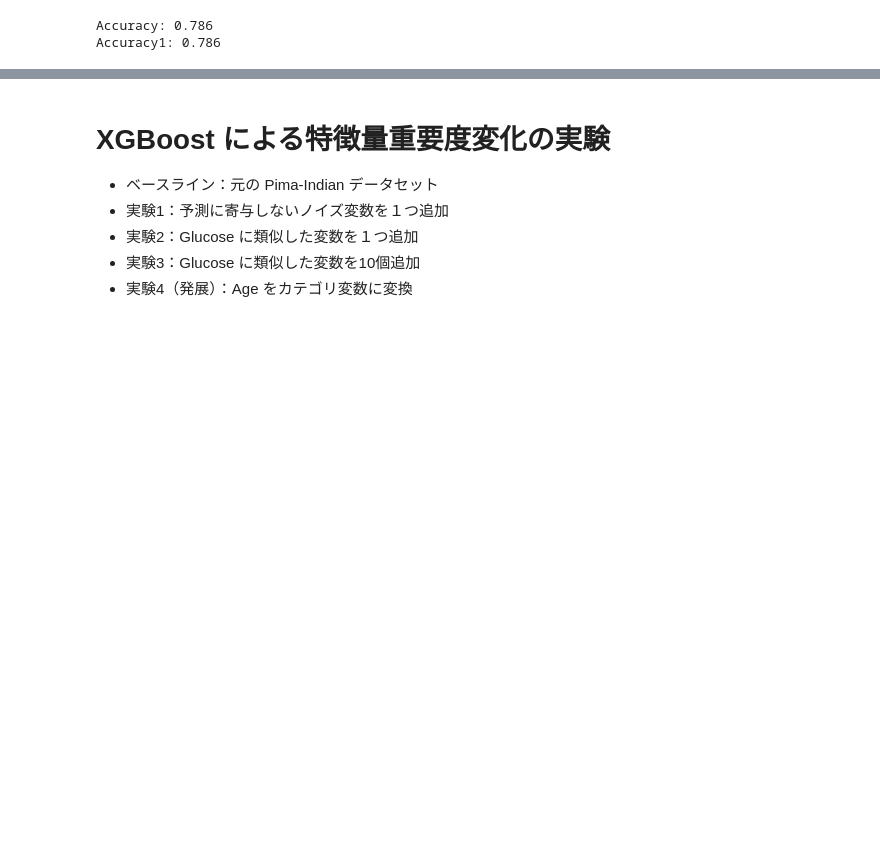
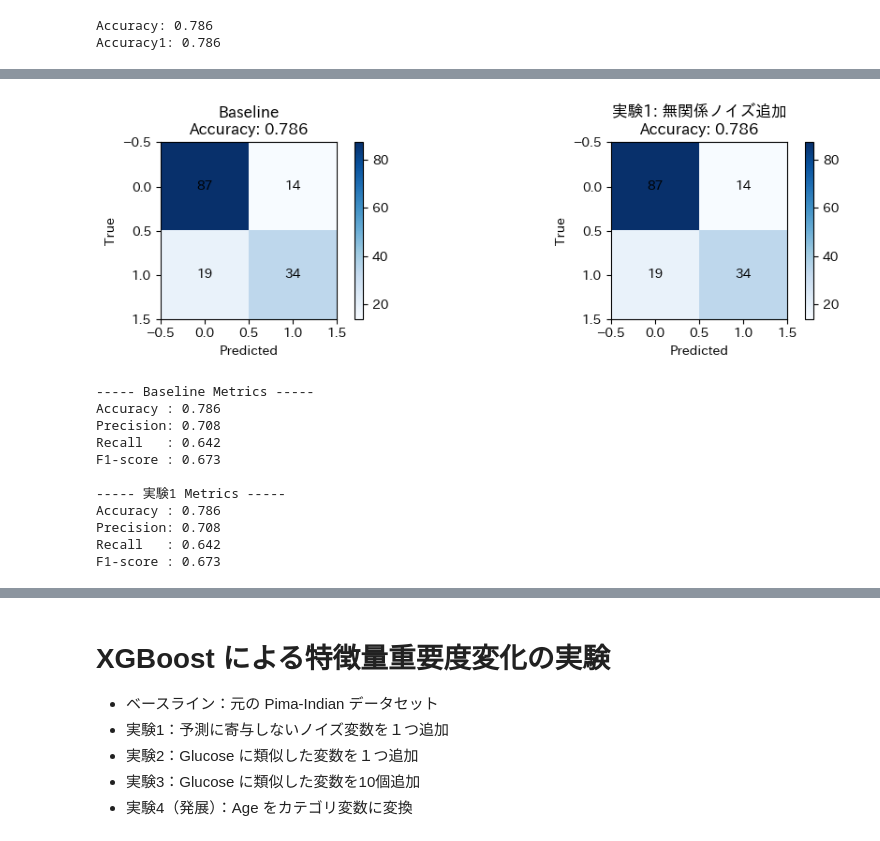
Before and after one commit to souldrive7/ECP, a Jupyter notebook: xgboost.ipynb, the cells around one changed output, grey strips where cells are left out. Drawn from its saved outputs; the diff is of its cells as text; code cells hidden in the pictures; blank space fills up the shorter version.

```diff
--- a/xgboost.ipynb
+++ b/xgboost.ipynb
@@ -114,19 +179,3 @@ print(f"Accuracy1: {accuracy:.3f}")  # 精度を表示(小数点以下3桁)
 # %% [output]
 Accuracy: 0.786
 Accuracy1: 0.786
-# %%
-# 7. 混同行列を表示
-from sklearn.metrics import confusion_matrix  # 混同行列用
-cm = confusion_matrix(y_test, y_pred)  # 混同行列を計算
-plt.matshow(cm, cmap="Blues")  # 混同行列をヒートマップで表示
-for i in range(cm.shape[0]):
-    for j in range(cm.shape[1]):
-        plt.text(x=j, y=i, s=cm[i, j])
-
-# 7. 混同行列を表示
-from sklearn.metrics import confusion_matrix  # 混同行列用
-cm1 = confusion_matrix(y_test1, y_pred1)  # 混同行列を計算
-plt.matshow(cm1, cmap="Blues")  # 混同行列をヒートマップで表示
-for i in range(cm1.shape[0]):
-    for j in range(cm1.shape[1]):
-        plt.text(x=j, y=i, s=cm[i, j])
@@ -212,0 +182,63 @@ interactive(children=(FloatSlider(value=8.5, description='Pregnancies', max=17.0
+# %%
+from sklearn.metrics import accuracy_score, precision_score, recall_score, f1_score, confusion_matrix
+import matplotlib.pyplot as plt
+
+# 1) 各種スコアを計算
+acc0  = accuracy_score(y_test,  y_pred)
+prec0 = precision_score(y_test, y_pred)
+rec0  = recall_score(y_test, y_pred)
+f10   = f1_score(y_test,    y_pred)
+
+acc1  = accuracy_score(y_test1,  y_pred1)
+prec1 = precision_score(y_test1, y_pred1)
+rec1  = recall_score(y_test1,    y_pred1)
+f11   = f1_score(y_test1,        y_pred1)
+
+# 2) 横並びプロット＋各々にカラーバー
+fig, axes = plt.subplots(1, 2, figsize=(10, 3))
+
+for ax, cmatrix, title, acc in zip(
+    axes,
+    [cm, cm1],
+    ["Baseline", "実験1: 無関係ノイズ追加"],
+    [acc0, acc1]
+):
+    im = ax.imshow(cmatrix, cmap="Blues")
+    # マス内の数値
+    for i in range(cmatrix.shape[0]):
+        for j in range(cmatrix.shape[1]):
+            ax.text(j, i, cmatrix[i, j], ha="center", va="center")
+    ax.set_title(f"{title}\nAccuracy: {acc:.3f}")
+    ax.set_xlabel("Predicted")
+    ax.set_ylabel("True")
+    # 各サブプロットに個別のカラーバー
+    plt.colorbar(im, ax=ax, fraction=0.046, pad=0.04)
+
+plt.tight_layout()
+plt.show()
+
+# 3) 精度指標を出力
+print("----- Baseline Metrics -----")
+print(f"Accuracy : {acc0:.3f}")
+print(f"Precision: {prec0:.3f}")
+print(f"Recall   : {rec0:.3f}")
+print(f"F1-score : {f10:.3f}")
+
+print("\n----- 実験1 Metrics -----")
+print(f"Accuracy : {acc1:.3f}")
+print(f"Precision: {prec1:.3f}")
+print(f"Recall   : {rec1:.3f}")
+print(f"F1-score : {f11:.3f}")
+# %% [output]
+[figure, added]
+----- Baseline Metrics -----
+Accuracy : 0.786
+Precision: 0.708
+Recall   : 0.642
+F1-score : 0.673
+
+----- 実験1 Metrics -----
+Accuracy : 0.786
+Precision: 0.708
+Recall   : 0.642
+F1-score : 0.673
```
Also changed, not shown: parts of 40 cells of this notebook.
